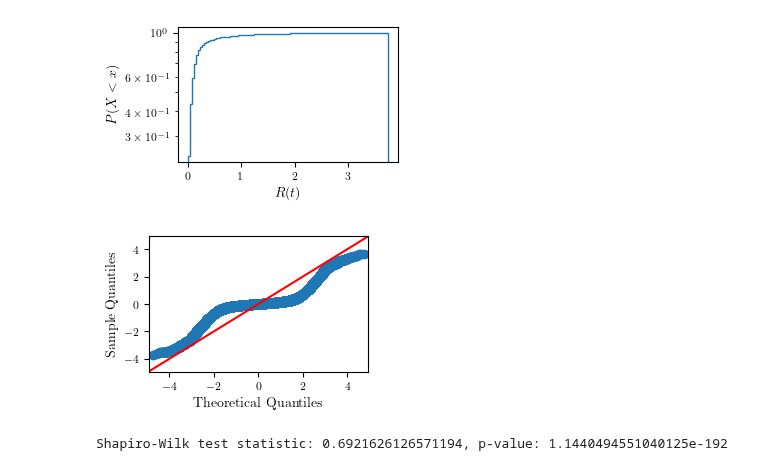
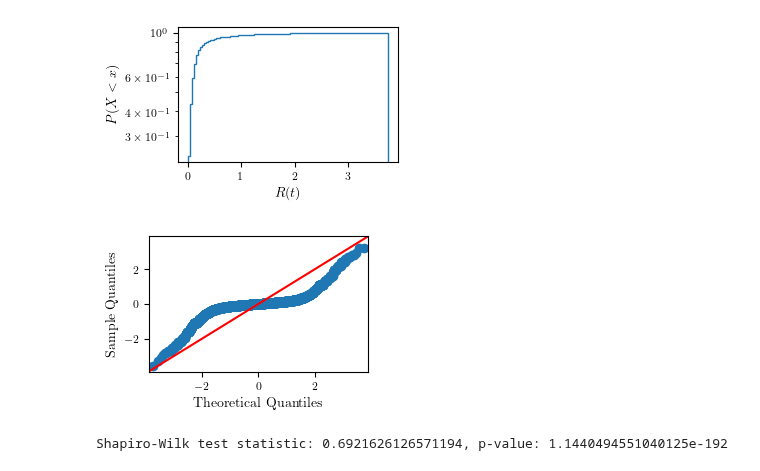
Before and after one commit to eghirardo/ising-markets, a Jupyter notebook: Code/Bornholdt.ipynb, the cells around one changed output. Saved outputs shown, nothing was run; the diff lists cells and outputs as text; code cells hidden in the pictures.

Commit message:
fix heavy figure

```diff
--- a/Code/Bornholdt.ipynb
+++ b/Code/Bornholdt.ipynb
@@ -188,11 +204,11 @@ plt.show()
 # %%
 # we plot the qq plot of the returns
 fig, ax = plt.subplots(1, 1, figsize=set_size(fraction=0.45))
-sm.qqplot(log_returns, line ='45', ax=ax)
+sm.qqplot(np.random.choice(log_returns, size=10000, replace=False), line ='45', ax=ax) #sample 10000 to avoid having a heavy figure
 plt.savefig(os.path.join(image_path, 'qqplot-returns.pdf'), bbox_inches='tight')
 plt.show()
 # %% [output]
-[figure, old version]
+[figure, new version]
 # %%
 sw_test = stats.shapiro(log_returns)
 print(f"Shapiro-Wilk test statistic: {sw_test.statistic}, p-value: {sw_test.pvalue}")
```
Also changed, not shown: parts of 2 cells of this notebook, 6 other files.
